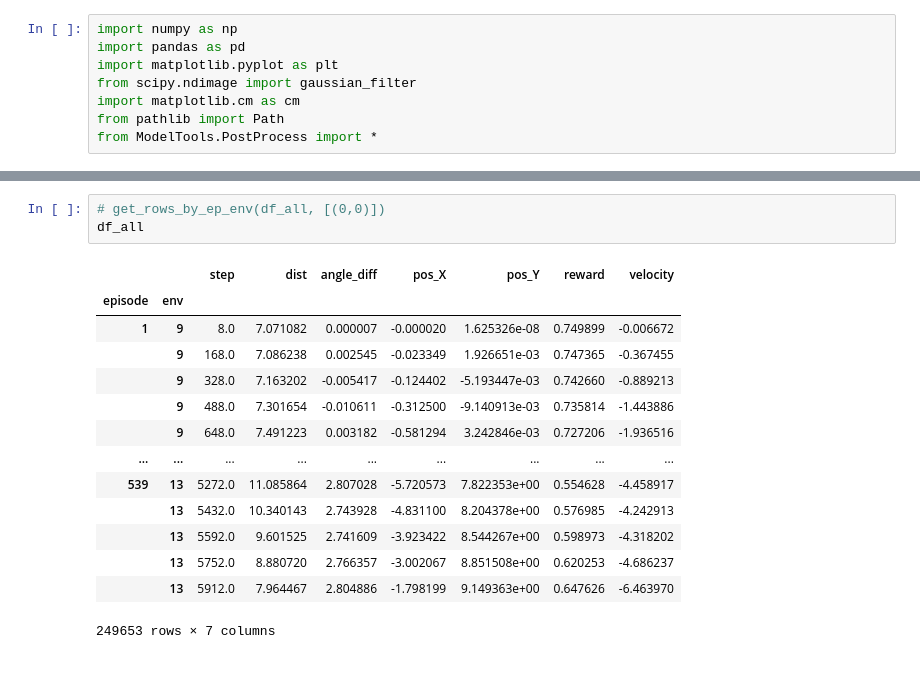
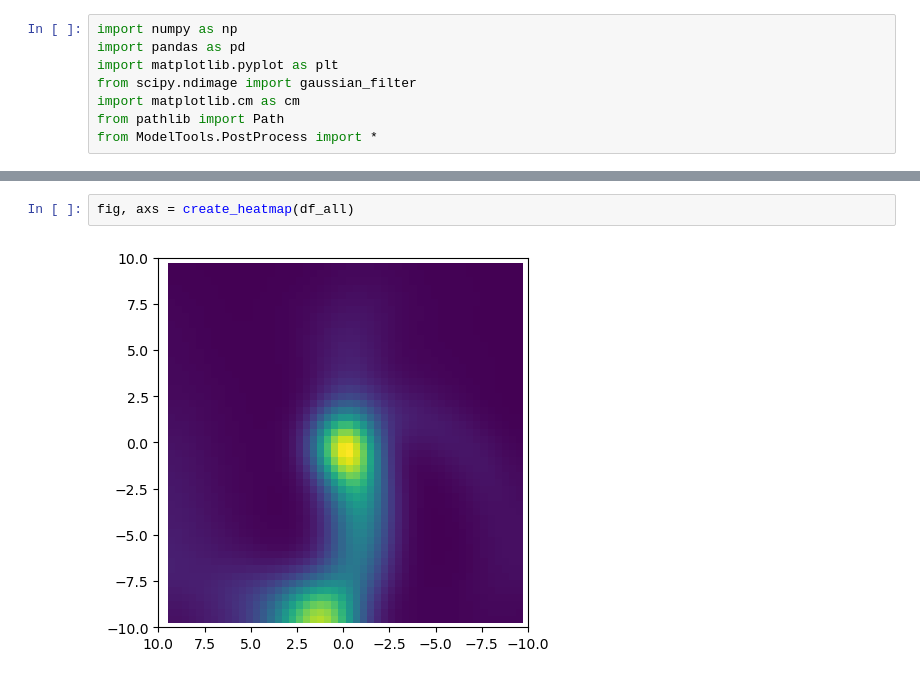
Before and after one commit to MeWoash/rl_project, a Jupyter notebook: src/test.ipynb, the cells around one changed output, grey strips where cells are left out. Drawn from its saved outputs; the diff is of its cells as text.

```diff
--- a/src/test.ipynb
+++ b/src/test.ipynb
@@ -58,18 +23,4 @@ axs.legend().remove()
-# %%
-# get_rows_by_ep_env(df_all, [(0,0)])
-df_all
-# %% [output]
-|  |  | step | dist | angle_diff | pos_X | pos_Y | reward | velocity |
-| episode | env |  |  |  |  |  |  |  |
-| 1 | 9 | 8.0 | 7.071082 | 0.000007 | -0.000020 | 1.625326e-08 | 0.749899 | -0.006672 |
-|  | 9 | 168.0 | 7.086238 | 0.002545 | -0.023349 | 1.926651e-03 | 0.747365 | -0.367455 |
-|  | 9 | 328.0 | 7.163202 | -0.005417 | -0.124402 | -5.193447e-03 | 0.742660 | -0.889213 |
-|  | 9 | 488.0 | 7.301654 | -0.010611 | -0.312500 | -9.140913e-03 | 0.735814 | -1.443886 |
-|  | 9 | 648.0 | 7.491223 | 0.003182 | -0.581294 | 3.242846e-03 | 0.727206 | -1.936516 |
-| ... | ... | ... | ... | ... | ... | ... | ... | ... |
-| 539 | 13 | 5272.0 | 11.085864 | 2.807028 | -5.720573 | 7.822353e+00 | 0.554628 | -4.458917 |
-|  | 13 | 5432.0 | 10.340143 | 2.743928 | -4.831100 | 8.204378e+00 | 0.576985 | -4.242913 |
-|  | 13 | 5592.0 | 9.601525 | 2.741609 | -3.923422 | 8.544267e+00 | 0.598973 | -4.318202 |
-|  | 13 | 5752.0 | 8.880720 | 2.766357 | -3.002067 | 8.851508e+00 | 0.620253 | -4.686237 |
-|  | 13 | 5912.0 | 7.964467 | 2.804886 | -1.798199 | 9.149363e+00 | 0.647626 | -6.463970 |
-249653 rows × 7 columns
+# %%
+fig, axs = create_heatmap(df_all)
+# %% [output]
+[figure, added]
```
Also changed, not shown: parts of 4 cells of this notebook.
